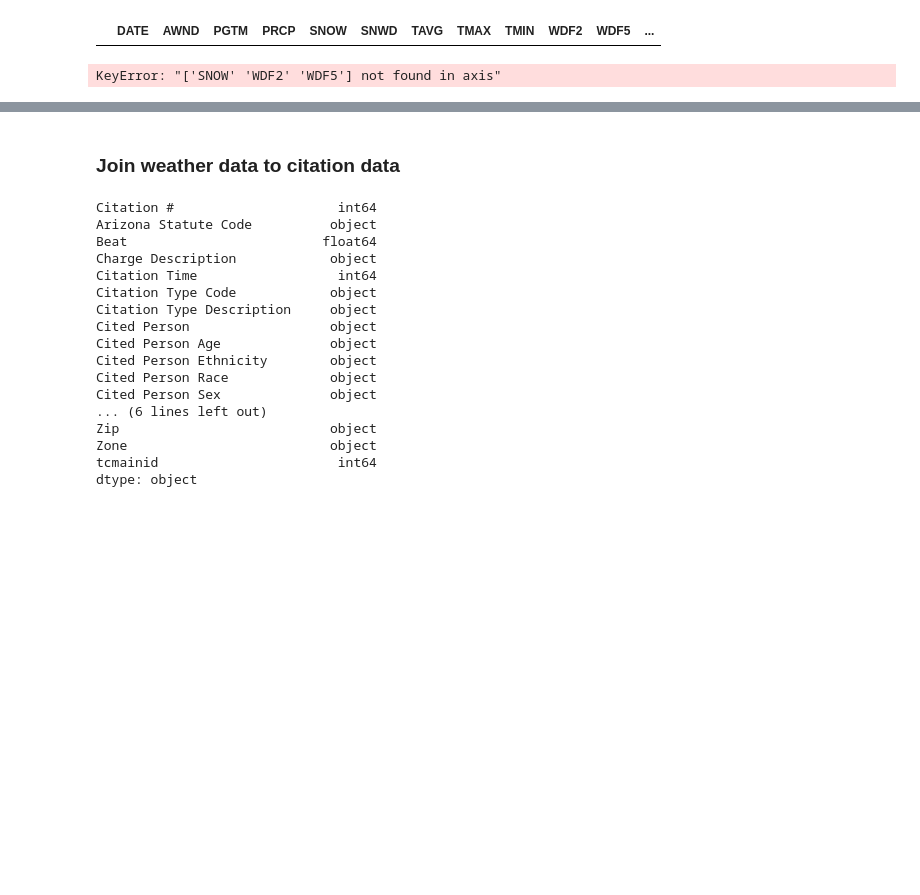
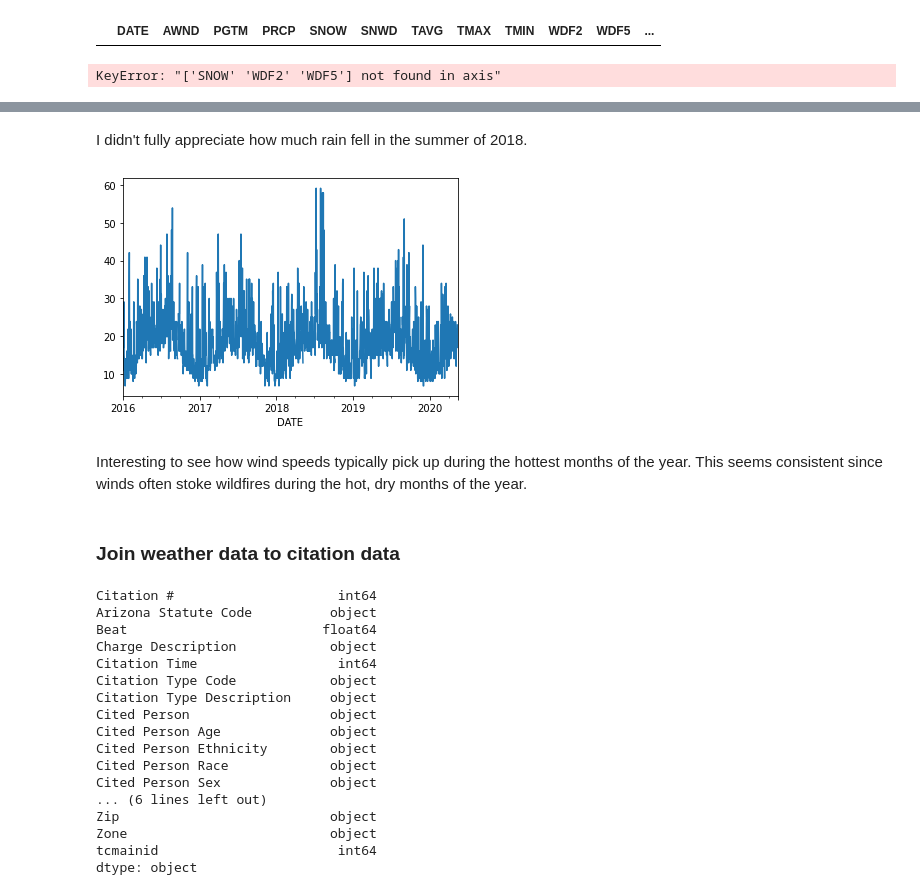
Before and after one commit to mrkjhsn/City-of-Scottsdale-Citations, a Jupyter notebook: weather_impact_on_citations.ipynb, the cells around one changed output, grey strips where cells are left out. Saved outputs shown, nothing was run; the diff lists cells and outputs as text; code cells hidden in the pictures; blank space fills up the shorter version.

```diff
--- a/weather_impact_on_citations.ipynb
+++ b/weather_impact_on_citations.ipynb
@@ -84,3 +97,11 @@ KeyError: "['SNOW' 'WDF2' 'WDF5'] not found in axis"
+# %% [markdown]
+I didn't fully appreciate how much rain fell in the summer of 2018.
+# %%
+weather.WSF5.plot();
+# %% [output]
+[figure, added]
+# %% [markdown]
+Interesting to see how wind speeds typically pick up during the hottest months of the year.  This seems consistent since winds often stoke wildfires during the hot, dry months of the year.
 # %% [markdown]
 ### Join weather data to citation data
 # %%
```
Also changed, not shown: parts of 4 cells of this notebook.
